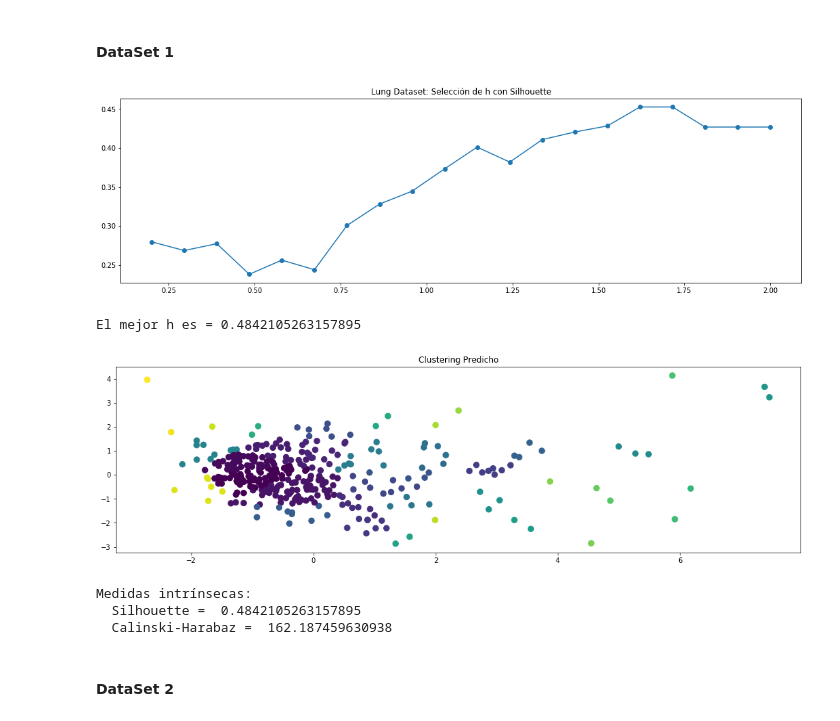
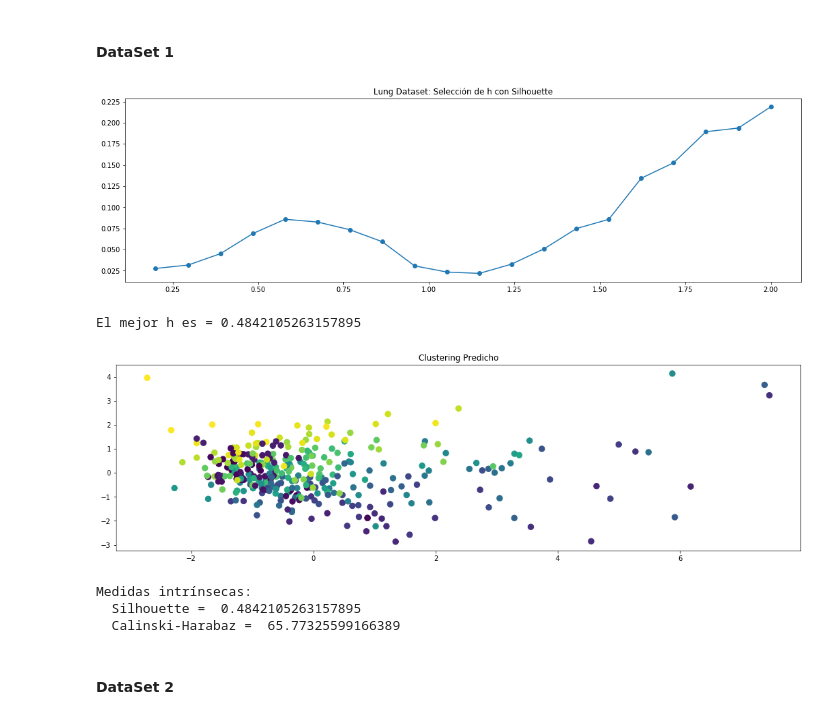
Before and after one commit to alvaronavarroguz/06MAIR-Aprendizaje-No-Supervisado, a Jupyter notebook: Trabajo_Final/Trabajo_Final.ipynb, the cells around one changed output. Cells and saved outputs as stored; diff of their text form; code cells hidden in the pictures.

```diff
--- a/Trabajo_Final/Trabajo_Final.ipynb
+++ b/Trabajo_Final/Trabajo_Final.ipynb
@@ -264,8 +300,9 @@ MAX_CLUSTERS = 10
 f1_scores = []
 for n_clusters in range(MIN_CLUSTERS,MAX_CLUSTERS):
     clf = KMeans(n_clusters=n_clusters)
-    y_pred = clf.fit_predict(principal_zoo)
-    confusion = matriz_confusion(zoo_label.values,y_pred)
+    clf.fit(X_zoo)
+    y_pred = clf.predict(X_zoo)
+    confusion = matriz_confusion(Y_zoo, y_pred)
     f1_scores.append( medida_f1(confusion) )
 
 plt.figure(figsize=(20,5))
@@ -275,8 +312,8 @@ plt.show()
 
 # Aplicar el mejor resultado
 best_n_clusters = np.argmax(f1_scores)
-y_pred = KMeans(n_clusters=MIN_CLUSTERS + best_n_clusters).fit_predict(principal_zoo)
-mC = matriz_confusion(zoo_label.values, y_pred)
+y_pred = KMeans(n_clusters=MIN_CLUSTERS + best_n_clusters).fit_predict(X_zoo)
+mC = matriz_confusion(Y_zoo, y_pred)
 
 # Mostrar resultados
 fig, ax = plt.subplots(1,2,figsize=(18,5))
@@ -289,7 +326,7 @@ plt.show()
 print("El mejor agrupamiento tiene {} clusters:".format(MIN_CLUSTERS + best_n_clusters))
 imprimir_evaluacion_extrinseca(mC)
 
-imprimir_evaluacion_intrinseca(silhouette_score(principal_zoo,y_pred), principal_zoo, y_pred)
+imprimir_evaluacion_intrinseca(silhouette_score(X_zoo,y_pred), X_zoo, y_pred)
 
 ds_2_eval_part=medida_f1(mC)
 # %% [output]
@@ -330,11 +367,11 @@ set_k = []
 for disimilitud in disimilitudes:
 
     for k in range(2, total_pruebas):
-        clustering = linkage(principal_lung, disimilitud)
+        clustering = linkage(X_lung, disimilitud)
 
         labels_predicted = cut_tree(clustering, n_clusters=k).flatten()
 
-        eval=silhouette_score(principal_lung,list(labels_predicted))
+        eval=silhouette_score(X_lung,list(labels_predicted))
 
         # Guardamos el valor de silueta de cada k
         calidades_clustering.append(eval)
@@ -365,7 +402,7 @@ print("La mejor medida de disimilitud es = " + str(disim))
 
 # Repetimos el clustering con la solución que dé la elbow-criteria
 ##################################################################################
-clustering = linkage(principal_lung, disim)
+clustering = linkage(X_lung, disim)
 labels_predicted = cut_tree(clustering, n_clusters=k).flatten()
 
 # Mostrar resultados
@@ -374,7 +411,7 @@ ax.set_title('Clustering Predicho')
 ax.scatter(PCs_lung[:,0], PCs_lung[:,1], c = labels_predicted, s=70)
 plt.show()
 
-imprimir_evaluacion_intrinseca(calidades_clustering[k-2], principal_lung, labels_predicted)
+imprimir_evaluacion_intrinseca(calidades_clustering[k-2], X_lung, labels_predicted)
 
 ds_1_eval_jerar=set_k[k-2]
 # %% [output]
@@ -402,7 +439,7 @@ calidades_clustering = []
 for disimilitud in disimilitudes:
 
     for k in range(1, total_pruebas):
-        clustering = linkage(principal_zoo, disimilitud)
+        clustering = linkage(X_zoo, disimilitud)
 
          # Calculamos la matriz de confusión
         mC = matriz_confusion(zoo_label, cut_tree(clustering, n_clusters=k).flatten())
@@ -433,7 +470,7 @@ print("La mejor medida de disimilitud es = " + mejor_disimilitud)
 # Repetimos el clustering con la solución que optimiza la variable 'mejor_disimilitud'
 ##################################################################################
 
-clustering = linkage(principal_zoo, mejor_disimilitud)
+clustering = linkage(X_zoo, mejor_disimilitud)
 
 # Calculamos la matriz de confusión
 y_pred = cut_tree(clustering, n_clusters=mejor_k).flatten()
@@ -441,7 +478,7 @@ mC = matriz_confusion(zoo_label, y_pred)
 
 imprimir_evaluacion_extrinseca(mC)
 
-imprimir_evaluacion_intrinseca(silhouette_score(principal_zoo,y_pred), principal_zoo, y_pred)
+imprimir_evaluacion_intrinseca(silhouette_score(X_zoo,y_pred), X_zoo, y_pred)
 
 # Mostrar resultados
 fig, ax = plt.subplots(1,2,figsize=(20,5))
@@ -578,36 +615,36 @@ Medidas intrínsecas:
 # %%
 # Vamos a utilizar el método de desplazamiento de media
 from sklearn.cluster import MeanShift
 
 # Ponemos una semilla para asegurar la reproducibilidad de los resultados
 np.random.seed(7)
 
 # Rango dinámico del tamaño de kernel que vamos a estudiar
 total_pruebas = np.linspace(0.2,2,20)
 
 calidades_clustering = []
 set_h = []
 for h in total_pruebas:
 
-    clustering = MeanShift(bandwidth = h).fit(principal_lung)
+    clustering = MeanShift(bandwidth = h).fit(X_lung)
 
     # Necesito sumar 1 porque el etiquetado predicho empieza incorrectamente por 0
     clustering.labels_  = clustering.labels_ + 1
 
-    eval=silhouette_score(principal_lung,clustering.labels_)
+    eval=silhouette_score(X_lung,clustering.labels_)
 
     # Guardamos el valor de silueta de cada h
     calidades_clustering.append(eval)
 
     #Guardamos el valor de cada h
     set_h.append(h)
 
 plt.figure(figsize=(18,5))
 plt.plot(list(total_pruebas), calidades_clustering, 'o-')
 plt.title("Lung Dataset: Selección de h con Silhouette")
 plt.show()
 # %% [output]
-[figure, old version]
+[figure, new version]
 # %%
 #Haciendo uso de la regla del codo, establecemos h cerca de 0.50, visualmente sabemos que es el índice 3 de set_h
 indice_h = 3
@@ -618,7 +655,7 @@ print("El mejor h es = " + str(h))
 # Repetimos el clustering con la solución que dé la elbow-criteria
 ##################################################################################
 
-clustering = MeanShift(bandwidth = h).fit(principal_lung)
+clustering = MeanShift(bandwidth = h).fit(X_lung)
 
 # Necesito sumar 1 porque el etiquetado predicho empieza incorrectamente por 0
 clustering.labels_  = clustering.labels_ + 1
@@ -629,15 +666,15 @@ ax.set_title('Clustering Predicho')
 ax.scatter(PCs_lung[:,0], PCs_lung[:,1], c = clustering.labels_, s=70)
 plt.show()
 
-imprimir_evaluacion_intrinseca(set_h[indice_h], principal_lung, clustering.labels_)
+imprimir_evaluacion_intrinseca(set_h[indice_h], X_lung, clustering.labels_)
 
 ds_1_eval_densi=set_h[indice_h]
 # %% [output]
 El mejor h es = 0.4842105263157895
-[figure, old version]
+[figure, new version]
 Medidas intrínsecas:
   Silhouette =  0.4842105263157895
-  Calinski-Harabaz =  162.187459630938
+  Calinski-Harabaz =  65.77325599166389
 # %% [markdown]
 #### DataSet 2
 # %%
```
Also changed, not shown: parts of 27 cells of this notebook.
